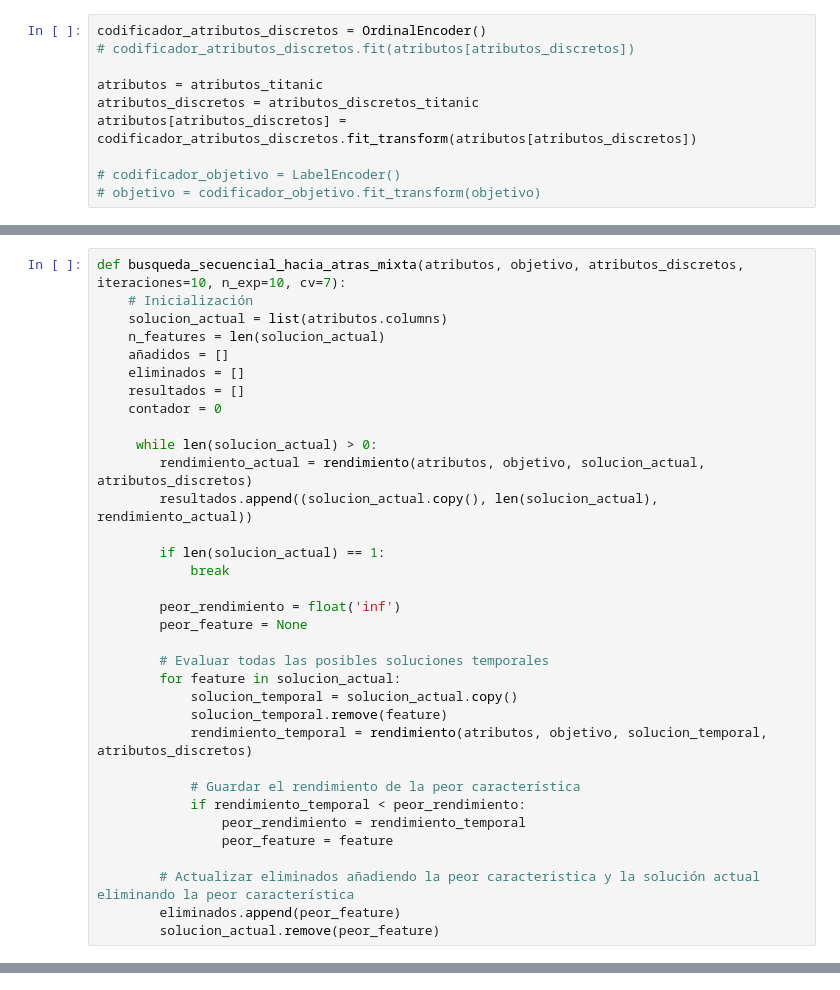
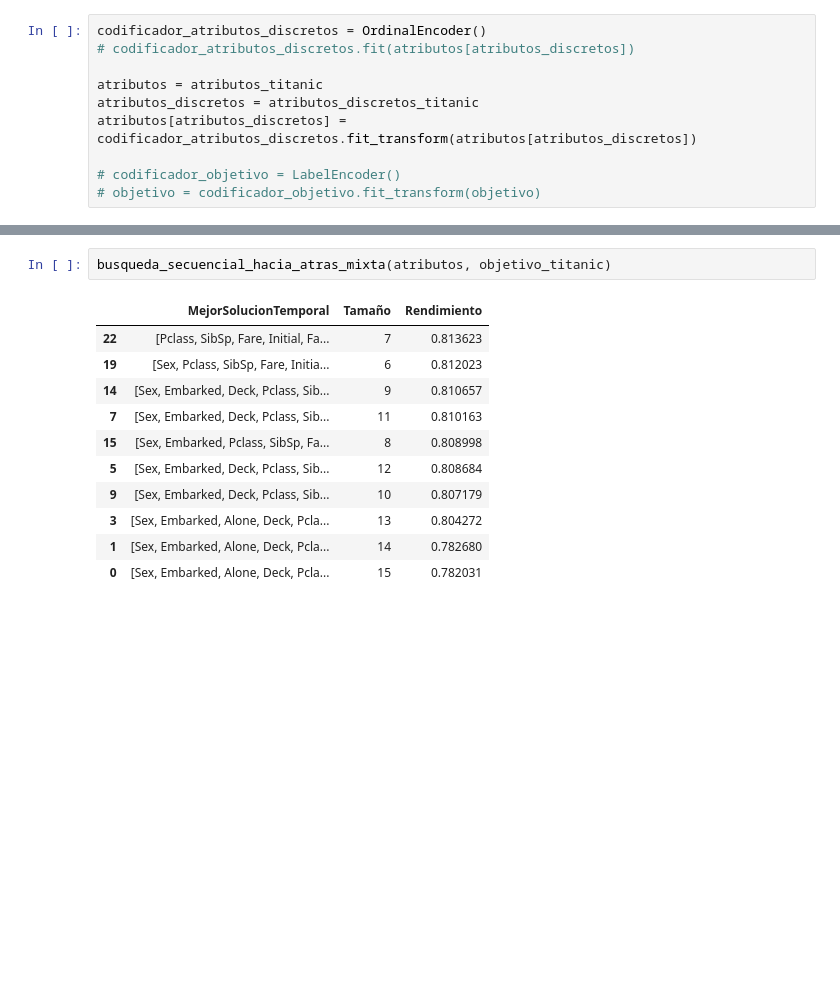
Before and after one commit to PedroPabloSantos/Inteligencia-artificial, a Jupyter notebook: Proyecto_IA.ipynb, the cells around one changed output, grey strips where cells are left out. Drawn from its saved outputs; the diff is of its cells as text; blank space fills up the shorter version.

```diff
--- a/Proyecto_IA.ipynb
+++ b/Proyecto_IA.ipynb
@@ -162,34 +161,0 @@ Evaluando sin Family_Size: ['Initial'] - Rendimiento: 0.7837664816239475
-# %%
-def busqueda_secuencial_hacia_atras_mixta(atributos, objetivo, atributos_discretos, iteraciones=10, n_exp=10, cv=7):
-    # Inicialización
-    solucion_actual = list(atributos.columns)
-    n_features = len(solucion_actual)
-    añadidos = []
-    eliminados = []
-    resultados = []
-    contador = 0
-
-     while len(solucion_actual) > 0:
-        rendimiento_actual = rendimiento(atributos, objetivo, solucion_actual, atributos_discretos)
-        resultados.append((solucion_actual.copy(), len(solucion_actual), rendimiento_actual))
-
-        if len(solucion_actual) == 1:
-            break
-
-        peor_rendimiento = float('inf')
-        peor_feature = None
-
-        # Evaluar todas las posibles soluciones temporales
-        for feature in solucion_actual:
-            solucion_temporal = solucion_actual.copy()
-            solucion_temporal.remove(feature)
-            rendimiento_temporal = rendimiento(atributos, objetivo, solucion_temporal, atributos_discretos)
-
-            # Guardar el rendimiento de la peor característica
-            if rendimiento_temporal < peor_rendimiento:
-                peor_rendimiento = rendimiento_temporal
-                peor_feature = feature
-
-        # Actualizar eliminados añadiendo la peor caracteristica y la solución actual eliminando la peor característica
-        eliminados.append(peor_feature)
-        solucion_actual.remove(peor_feature)
@@ -195,0 +233,14 @@ def busqueda_secuencial_hacia_atras_mixta(atributos, objetivo, atributos_discret
+# %%
+busqueda_secuencial_hacia_atras_mixta(atributos, objetivo_titanic)
+# %% [output]
+|  | MejorSolucionTemporal | Tamaño | Rendimiento |
+| 22 | [Pclass, SibSp, Fare, Initial, Fa... | 7 | 0.813623 |
+| 19 | [Sex, Pclass, SibSp, Fare, Initia... | 6 | 0.812023 |
+| 14 | [Sex, Embarked, Deck, Pclass, Sib... | 9 | 0.810657 |
+| 7 | [Sex, Embarked, Deck, Pclass, Sib... | 11 | 0.810163 |
+| 15 | [Sex, Embarked, Pclass, SibSp, Fa... | 8 | 0.808998 |
+| 5 | [Sex, Embarked, Deck, Pclass, Sib... | 12 | 0.808684 |
+| 9 | [Sex, Embarked, Deck, Pclass, Sib... | 10 | 0.807179 |
+| 3 | [Sex, Embarked, Alone, Deck, Pcla... | 13 | 0.804272 |
+| 1 | [Sex, Embarked, Alone, Deck, Pcla... | 14 | 0.782680 |
+| 0 | [Sex, Embarked, Alone, Deck, Pcla... | 15 | 0.782031 |
```
Also changed, not shown: parts of 5 cells of this notebook.
